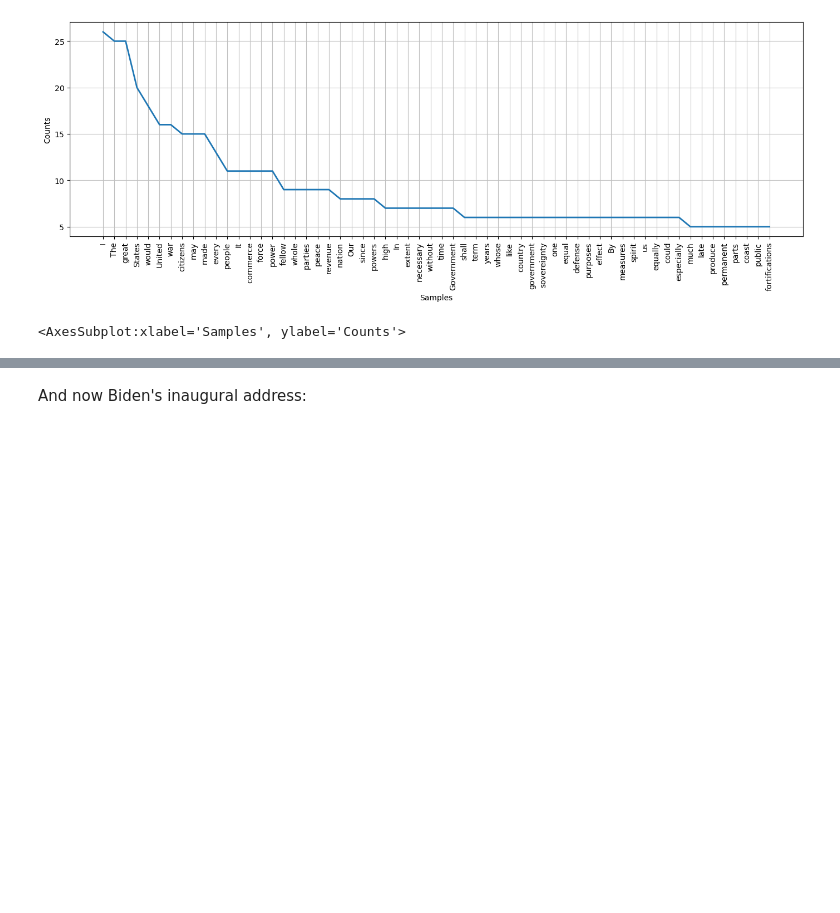
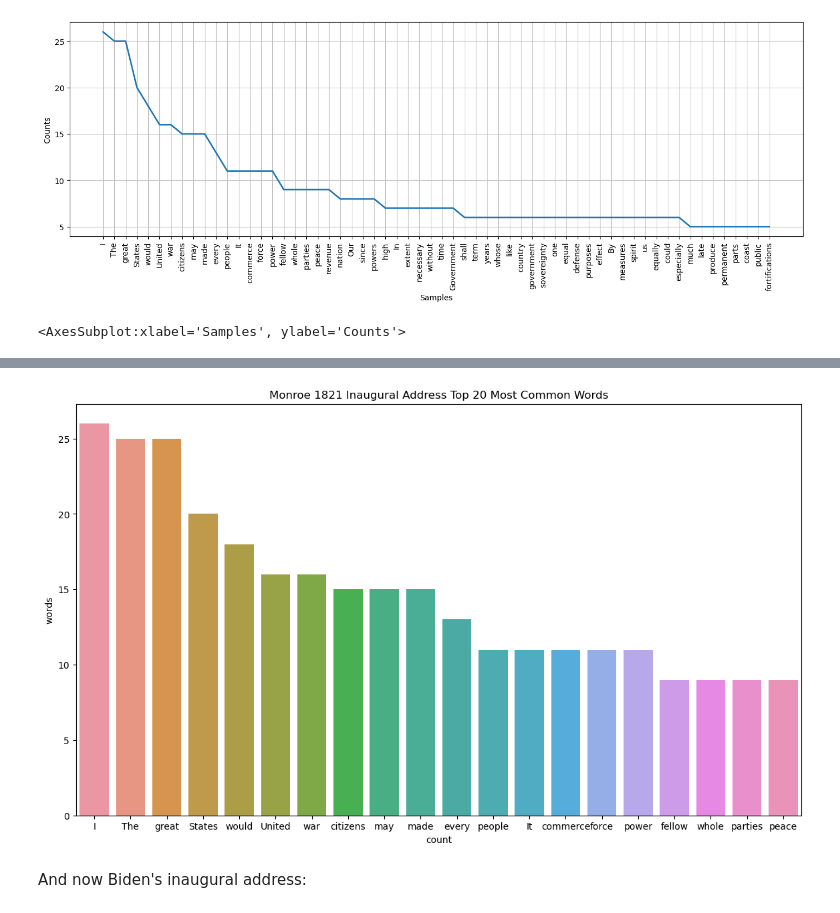
Before and after one commit to letisalba/Data-620, a Jupyter notebook: Week-8/Assignment Week 8.ipynb, the cells around one changed output, grey strips where cells are left out. Drawn from its saved outputs; the diff is of its cells as text; code cells hidden in the pictures; blank space fills up the shorter version.

```diff
--- a/Week-8/Assignment Week 8.ipynb
+++ b/Week-8/Assignment Week 8.ipynb
@@ -205,3 +205,16 @@ plt.show()
+# %%
+# preparing the dataframe again but for the top 20 words
+monroe_top20 = pd.DataFrame(freq_monroe.most_common(20),columns=['word','count'])
+monroe_top20['rel_freq'] = monroe_top20['count']/float(len(monroe))
+
+# visualizing most common 20 from the 200 words
+plt.figure(figsize=(14,8))
+ax = sns.barplot(y=monroe_top20['count'],x=monroe_top20['word'])
+ax.set(xlabel='count', ylabel='words',
+       title='Monroe 1821 Inaugural Address Top 20 Most Common Words')
+plt.show()
+# %% [output]
+[figure, added]
 # %% [markdown]
 And now Biden's inaugural address:
 # %%
```
Also changed, not shown: parts of 6 cells of this notebook.
